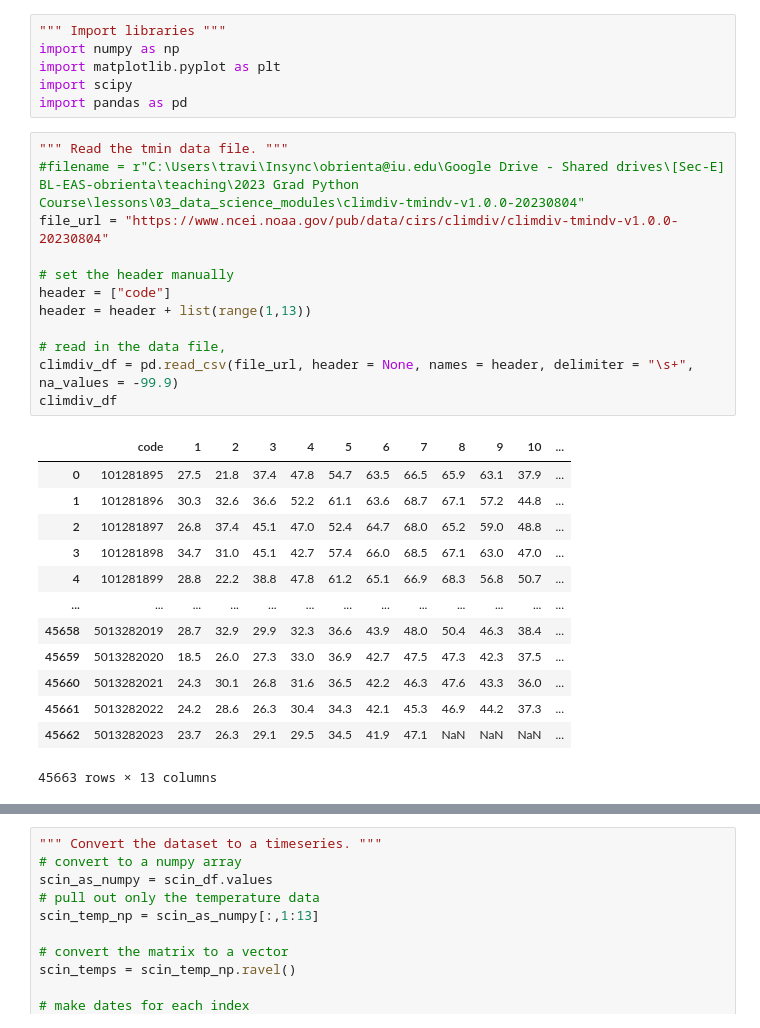
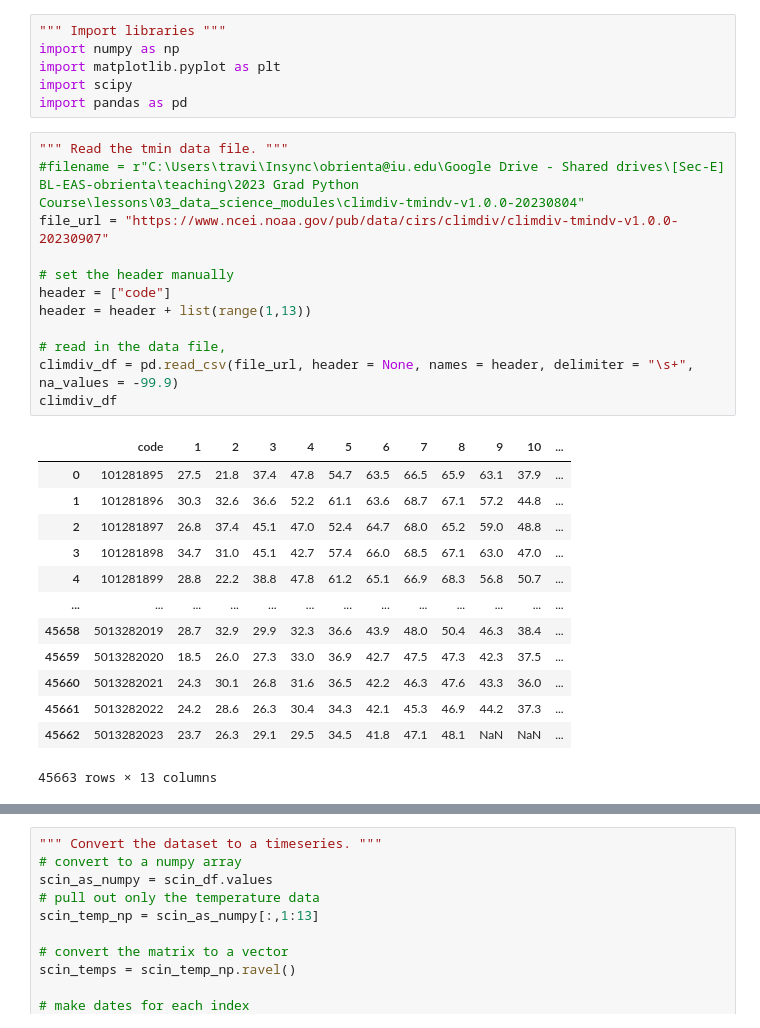
Before and after one commit to match798/G690, a Jupyter notebook: 03_data_science_modules/03_winter_temperature_enso.ipynb, the cells around one changed output, grey strips where cells are left out. Drawn from its saved outputs; the diff is of its cells as text.

```diff
--- a/03_data_science_modules/03_winter_temperature_enso.ipynb
+++ b/03_data_science_modules/03_winter_temperature_enso.ipynb
@@ -32,28 +32,28 @@ import pandas as pd
 # %%
 """ Read the tmin data file. """
 #filename = r"C:\Users\travi\Insync\obrienta@iu.edu\Google Drive - Shared drives\[Sec-E] BL-EAS-obrienta\teaching\2023 Grad Python Course\lessons\03_data_science_modules\climdiv-tmindv-v1.0.0-20230804"
-file_url = "https://www.ncei.noaa.gov/pub/data/cirs/climdiv/climdiv-tmindv-v1.0.0-20230804"
+file_url = "https://www.ncei.noaa.gov/pub/data/cirs/climdiv/climdiv-tmindv-v1.0.0-20230907"
 
 # set the header manually
 header = ["code"]
 header = header + list(range(1,13))
 
 # read in the data file,
 climdiv_df = pd.read_csv(file_url, header = None, names = header, delimiter = "\s+", na_values = -99.9)
 climdiv_df
 # %% [output]
 |  | code | 1 | 2 | 3 | 4 | 5 | 6 | 7 | 8 | 9 | 10 | ... |
 | 0 | 101281895 | 27.5 | 21.8 | 37.4 | 47.8 | 54.7 | 63.5 | 66.5 | 65.9 | 63.1 | 37.9 | ... |
 | 1 | 101281896 | 30.3 | 32.6 | 36.6 | 52.2 | 61.1 | 63.6 | 68.7 | 67.1 | 57.2 | 44.8 | ... |
 | 2 | 101281897 | 26.8 | 37.4 | 45.1 | 47.0 | 52.4 | 64.7 | 68.0 | 65.2 | 59.0 | 48.8 | ... |
 | 3 | 101281898 | 34.7 | 31.0 | 45.1 | 42.7 | 57.4 | 66.0 | 68.5 | 67.1 | 63.0 | 47.0 | ... |
 | 4 | 101281899 | 28.8 | 22.2 | 38.8 | 47.8 | 61.2 | 65.1 | 66.9 | 68.3 | 56.8 | 50.7 | ... |
 | ... | ... | ... | ... | ... | ... | ... | ... | ... | ... | ... | ... | ... |
 | 45658 | 5013282019 | 28.7 | 32.9 | 29.9 | 32.3 | 36.6 | 43.9 | 48.0 | 50.4 | 46.3 | 38.4 | ... |
 | 45659 | 5013282020 | 18.5 | 26.0 | 27.3 | 33.0 | 36.9 | 42.7 | 47.5 | 47.3 | 42.3 | 37.5 | ... |
 | 45660 | 5013282021 | 24.3 | 30.1 | 26.8 | 31.6 | 36.5 | 42.2 | 46.3 | 47.6 | 43.3 | 36.0 | ... |
 | 45661 | 5013282022 | 24.2 | 28.6 | 26.3 | 30.4 | 34.3 | 42.1 | 45.3 | 46.9 | 44.2 | 37.3 | ... |
-| 45662 | 5013282023 | 23.7 | 26.3 | 29.1 | 29.5 | 34.5 | 41.9 | 47.1 | NaN | NaN | NaN | ... |
+| 45662 | 5013282023 | 23.7 | 26.3 | 29.1 | 29.5 | 34.5 | 41.8 | 47.1 | 48.1 | NaN | NaN | ... |
 45663 rows × 13 columns
 # %%
 """ Filter out south central Indiana. """
```
Also changed, not shown: parts of 4 cells of this notebook.
